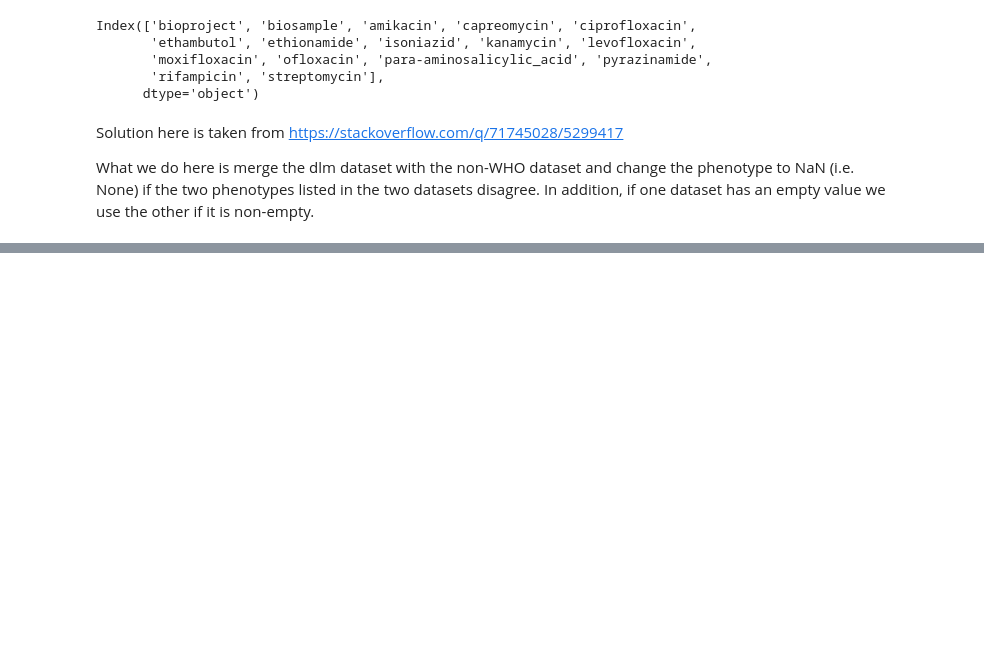
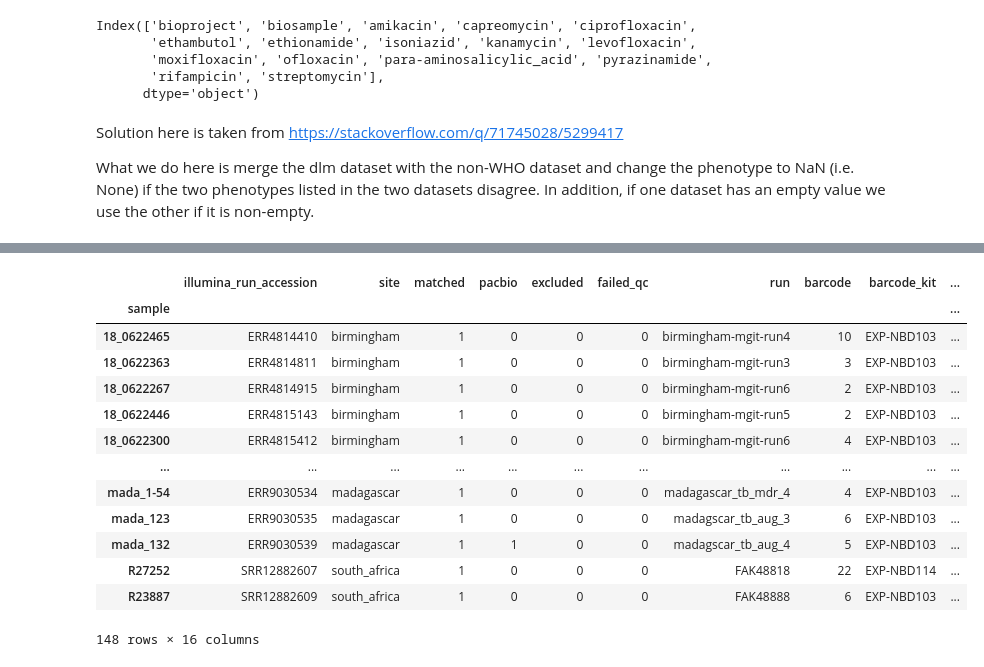
Before and after one commit to mbhall88/WHO-correspondence, a Jupyter notebook: workflow/notebooks/data-cleaning.ipynb, the cells around one changed output, grey strips where cells are left out. Cells and saved outputs as stored; diff of their text form; code cells hidden in the pictures; blank space fills up the shorter version.

```diff
--- a/workflow/notebooks/data-cleaning.ipynb
+++ b/workflow/notebooks/data-cleaning.ipynb
@@ -367,0 +412,20 @@ non_who_df = non_who_df.combine(dlm_df, func=combine_func, overwrite=False)
+# %%
+h2h_df.index.rename("illumina_run_accession", inplace=True)
+h2h_df = h2h_df.reset_index().set_index("sample")
+# %%
+h2h_df
+# %% [output]
+|  | illumina_run_accession | site | matched | pacbio | excluded | failed_qc | run | barcode | barcode_kit | ... |
+| sample |  |  |  |  |  |  |  |  |  | ... |
+| 18_0622465 | ERR4814410 | birmingham | 1 | 0 | 0 | 0 | birmingham-mgit-run4 | 10 | EXP-NBD103 | ... |
+| 18_0622363 | ERR4814811 | birmingham | 1 | 0 | 0 | 0 | birmingham-mgit-run3 | 3 | EXP-NBD103 | ... |
+| 18_0622267 | ERR4814915 | birmingham | 1 | 0 | 0 | 0 | birmingham-mgit-run6 | 2 | EXP-NBD103 | ... |
+| 18_0622446 | ERR4815143 | birmingham | 1 | 0 | 0 | 0 | birmingham-mgit-run5 | 2 | EXP-NBD103 | ... |
+| 18_0622300 | ERR4815412 | birmingham | 1 | 0 | 0 | 0 | birmingham-mgit-run6 | 4 | EXP-NBD103 | ... |
+| ... | ... | ... | ... | ... | ... | ... | ... | ... | ... | ... |
+| mada_1-54 | ERR9030534 | madagascar | 1 | 0 | 0 | 0 | madagascar_tb_mdr_4 | 4 | EXP-NBD103 | ... |
+| mada_123 | ERR9030535 | madagascar | 1 | 0 | 0 | 0 | madagscar_tb_aug_3 | 6 | EXP-NBD103 | ... |
+| mada_132 | ERR9030539 | madagascar | 1 | 1 | 0 | 0 | madagscar_tb_aug_4 | 5 | EXP-NBD103 | ... |
+| R27252 | SRR12882607 | south_africa | 1 | 0 | 0 | 0 | FAK48818 | 22 | EXP-NBD114 | ... |
+| R23887 | SRR12882609 | south_africa | 1 | 0 | 0 | 0 | FAK48888 | 6 | EXP-NBD103 | ... |
+148 rows × 16 columns
```
Also changed, not shown: parts of 20 cells of this notebook, 3 other files.
